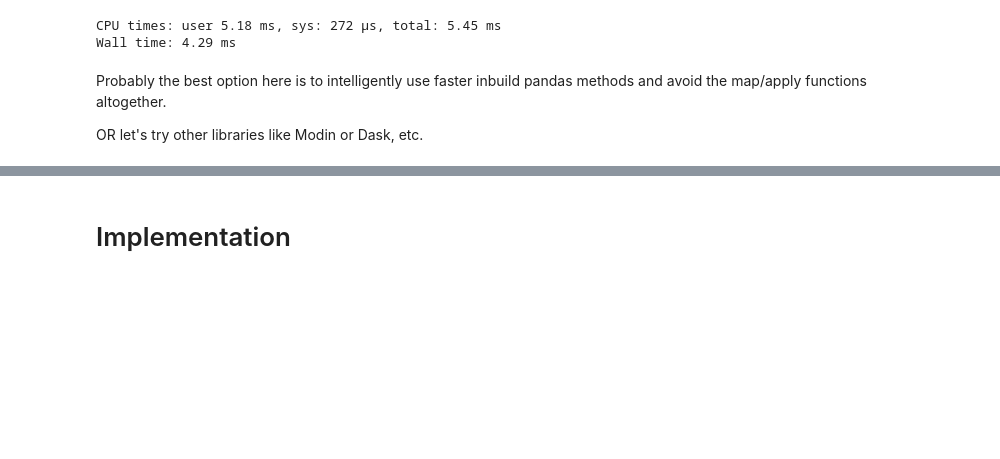
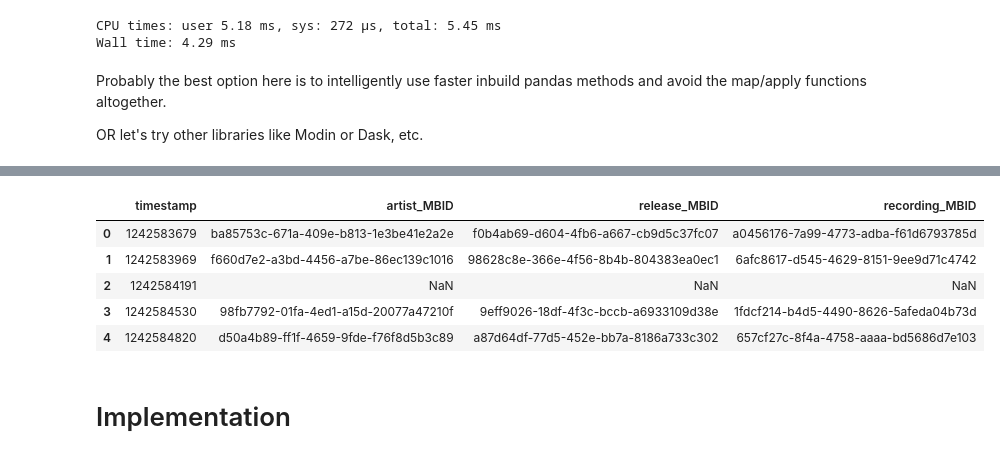
Before and after one commit to Prathamesh-Ghatole/MLHD, a Jupyter notebook: test_clean_master.ipynb, the cells around one changed output, grey strips where cells are left out. Saved outputs shown, nothing was run; the diff lists cells and outputs as text; code cells hidden in the pictures; blank space fills up the shorter version.

```diff
--- a/test_clean_master.ipynb
+++ b/test_clean_master.ipynb
@@ -331,0 +445,3 @@ def check_in_rec(mbid):
+# %%
+%%time
+df_dask = dd.from_pandas(df, npartitions=1)
@@ -332,3 +483,12 @@ def check_in_rec(mbid):
+# %%
+df_dask.head()
+# %% [output]
+|  | timestamp | artist_MBID | release_MBID | recording_MBID |
+| 0 | 1242583679 | ba85753c-671a-409e-b813-1e3be41e2a2e | f0b4ab69-d604-4fb6-a667-cb9d5c37fc07 | a0456176-7a99-4773-adba-f61d6793785d |
+| 1 | 1242583969 | f660d7e2-a3bd-4456-a7be-86ec139c1016 | 98628c8e-366e-4f56-8b4b-804383ea0ec1 | 6afc8617-d545-4629-8151-9ee9d71c4742 |
+| 2 | 1242584191 | NaN | NaN | NaN |
+| 3 | 1242584530 | 98fb7792-01fa-4ed1-a15d-20077a47210f | 9eff9026-18df-4f3c-bccb-a6933109d38e | 1fdcf214-b4d5-4490-8626-5afeda04b73d |
+| 4 | 1242584820 | d50a4b89-ff1f-4659-9fde-f76f8d5b3c89 | a87d64df-77d5-452e-bb7a-8186a733c302 | 657cf27c-8f4a-4758-aaaa-bd5686d7e103 |
 # %% [markdown]
 # Implementation
 # %%
```
Also changed, not shown: parts of 21 cells of this notebook.
